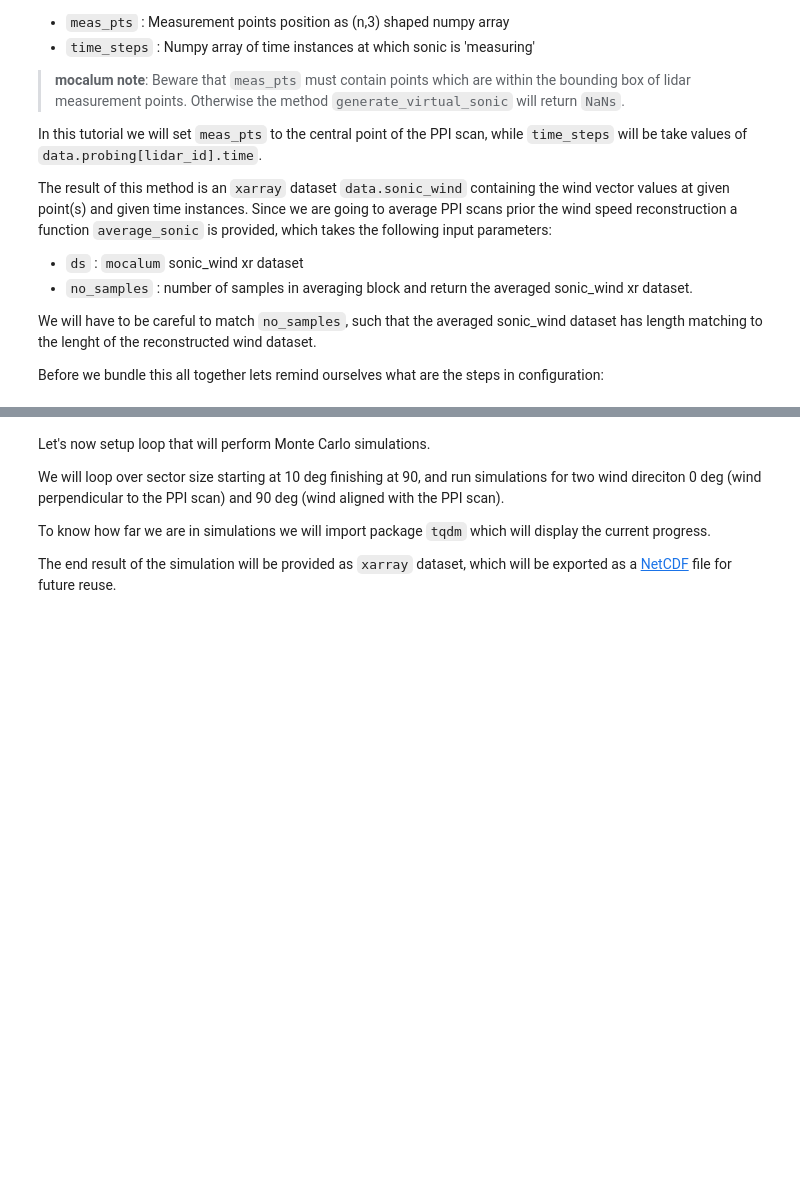
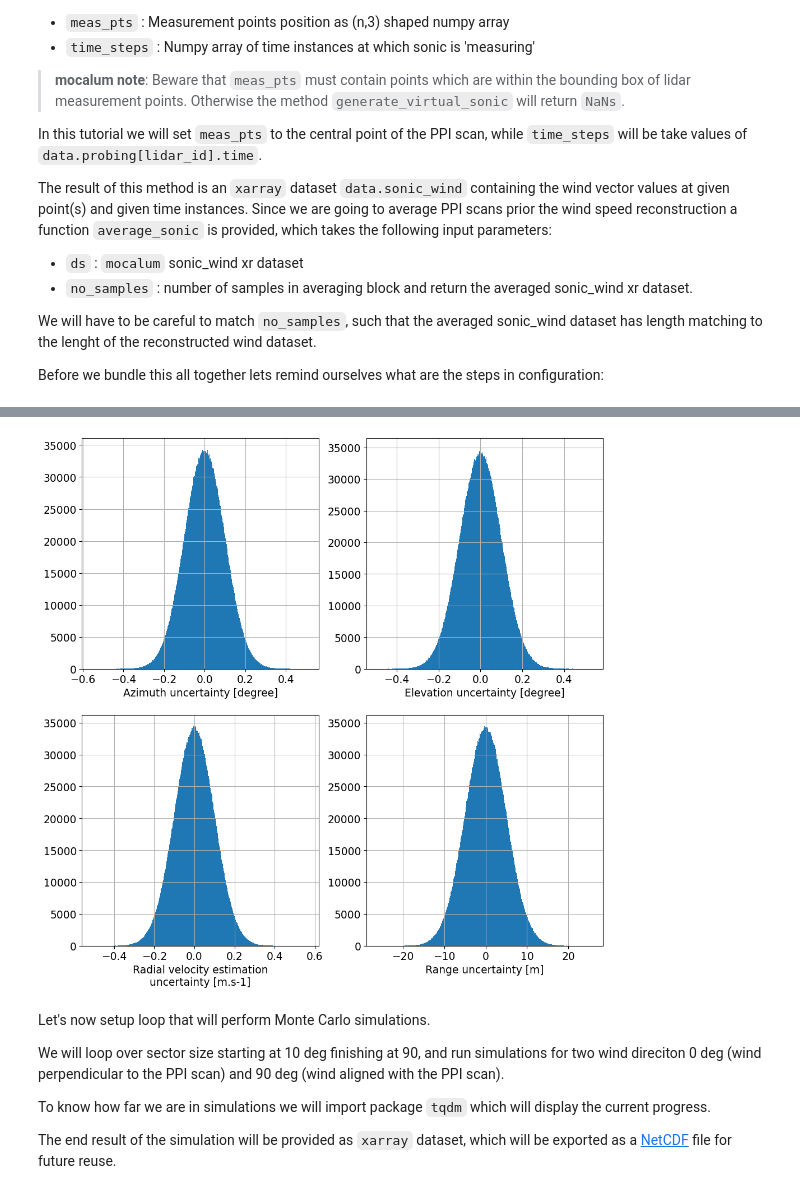
Before and after one commit to Burro7J/mocalum, a Jupyter notebook: examples/tutorial-04/tutorial-04-single-Doppler-Monte-Carlo.ipynb, the cells around one changed output, grey strips where cells are left out. Drawn from its saved outputs; the diff is of its cells as text; code cells hidden in the pictures; blank space fills up the shorter version.

```diff
--- a/examples/tutorial-04/tutorial-04-single-Doppler-Monte-Carlo.ipynb
+++ b/examples/tutorial-04/tutorial-04-single-Doppler-Monte-Carlo.ipynb
@@ -129,3 +147,30 @@ mean_diff_wdir = diff_ds.wdir.mean() # standard uncertainty of wind direction
+# %%
+width_px = height_px = 600 # resolution of plots
+MY_DPI = 96
+
+fig, axes = plt.subplots(nrows=2,ncols=2,figsize=(2*width_px/MY_DPI, 2*height_px/MY_DPI), dpi=MY_DPI)
+
+
+mc_IVAP.data.probing['koshava'].unc_az.plot.hist(bins='auto',ax=axes[0,0])
+mc_IVAP.data.probing['koshava'].unc_el.plot.hist(bins='auto',ax=axes[0,1])
+mc_IVAP.data.probing['koshava'].unc_est.plot.hist(bins='auto',ax=axes[1,0])
+mc_IVAP.data.probing['koshava'].unc_rng.plot.hist(bins='auto',ax=axes[1,1])
+
+axes[0,0].grid(True)
+axes[0,1].grid(True)
+axes[1,1].grid(True)
+axes[1,0].grid(True)
+
+axes[0,0].title.set_text("")
+axes[0,1].title.set_text("")
+axes[1,1].title.set_text("")
+axes[1,0].title.set_text("")
+
+plt.show()
+
+fig.savefig('./assets/dist_unc.png', bbox_inches='tight')
+# %% [output]
+[figure, added]
 # %% [markdown]
 Let's now setup loop that will perform Monte Carlo simulations.
 
```
Also changed, not shown: parts of 3 cells of this notebook, 5 other files.
